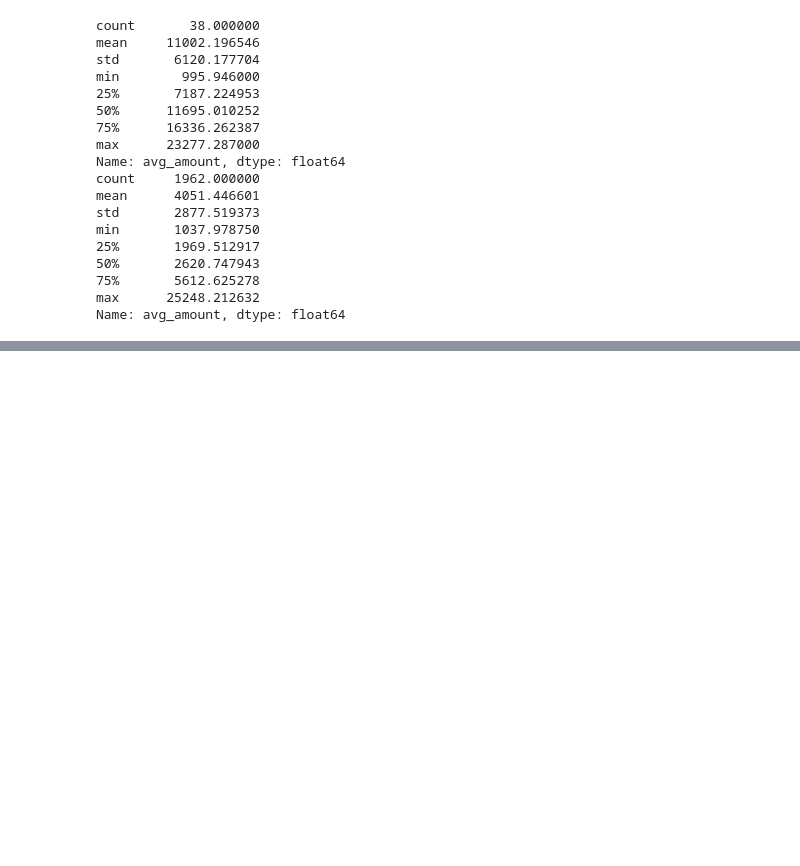
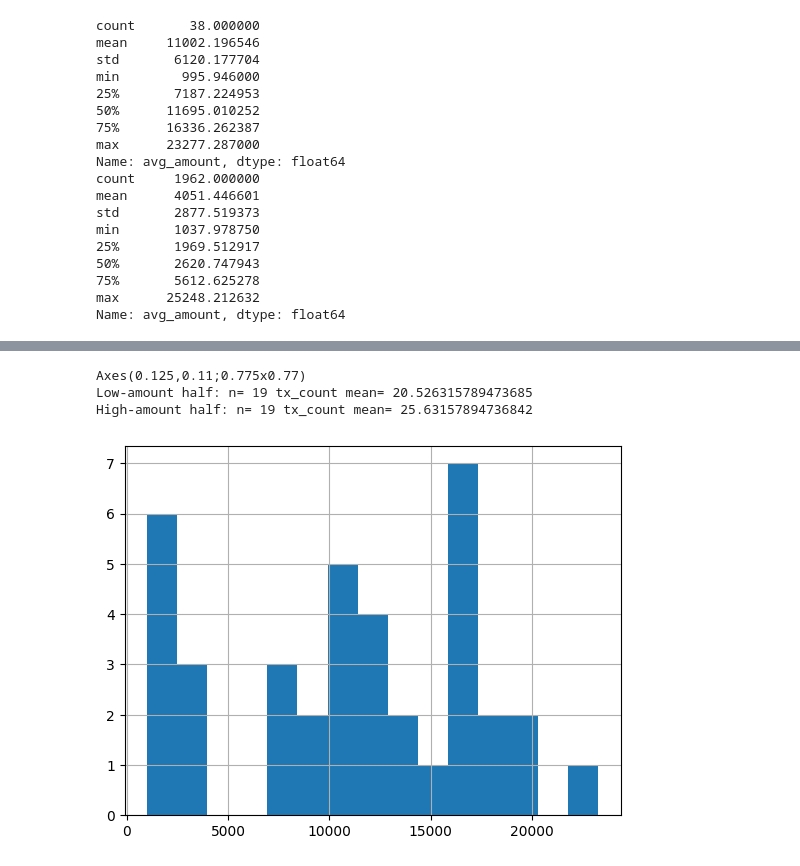
Before and after one commit to dalssam/MBI806B, a Jupyter notebook: MBI806B_Assignment_270910902.ipynb, the cells around one changed output, grey strips where cells are left out. Drawn from its saved outputs; the diff is of its cells as text; code cells hidden in the pictures; blank space fills up the shorter version.

```diff
--- a/MBI806B_Assignment_270910902.ipynb
+++ b/MBI806B_Assignment_270910902.ipynb
@@ -436,0 +486,15 @@ Name: avg_amount, dtype: float64
+# %%
+import numpy as np
+print(blind_spot['avg_amount'].hist(bins=15))
+
+# split blind spot into two rough halves by amount and compare tx_count
+low_half = blind_spot[blind_spot['avg_amount'] < blind_spot['avg_amount'].median()]
+high_half = blind_spot[blind_spot['avg_amount'] >= blind_spot['avg_amount'].median()]
+
+print("Low-amount half: n=", len(low_half), "tx_count mean=", low_half['tx_count'].mean())
+print("High-amount half: n=", len(high_half), "tx_count mean=", high_half['tx_count'].mean())
+# %% [output]
+Axes(0.125,0.11;0.775x0.77)
+Low-amount half: n= 19 tx_count mean= 20.526315789473685
+High-amount half: n= 19 tx_count mean= 25.63157894736842
+[figure, added]
```
Also changed, not shown: parts of 10 cells of this notebook.
